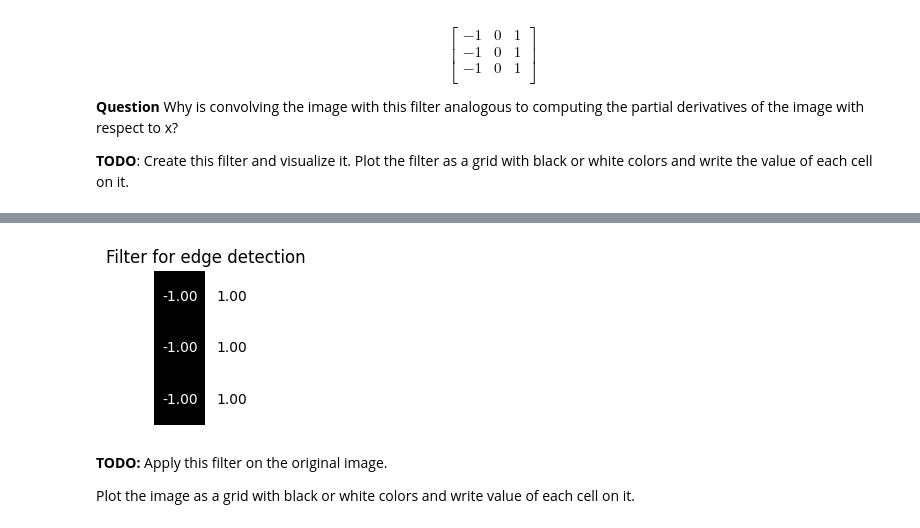
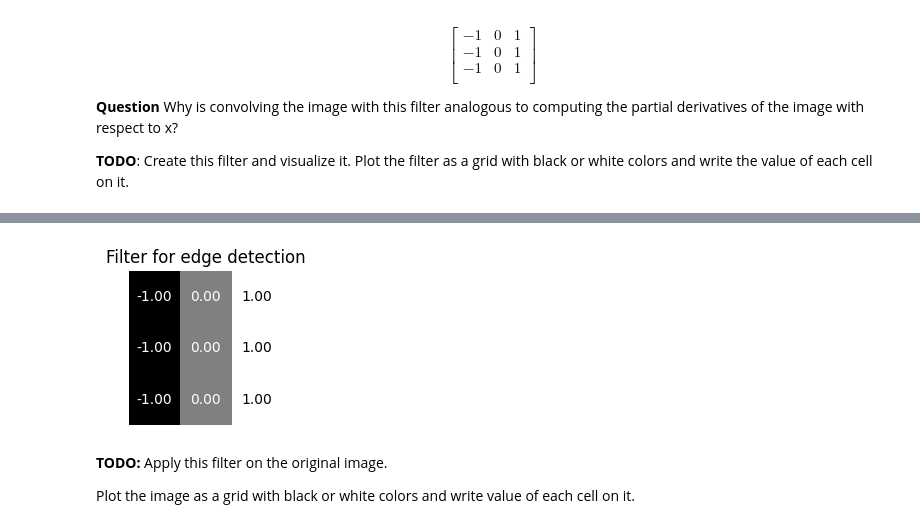
Before and after one commit to HARINI-RadheyKrishna/Machine_Learning, a Jupyter notebook: EE599_ML_Systems_HW2.ipynb, the cells around one changed output, grey strips where cells are left out. Drawn from its saved outputs; the diff is of its cells as text; code cells hidden in the pictures.

```diff
--- a/EE599_ML_Systems_HW2.ipynb
+++ b/EE599_ML_Systems_HW2.ipynb
@@ -182,21 +190,21 @@ Use of the concept of central differences. One possible filter for this purpose
 # %%
-edge_filter = np.array([[-1,1],[-1,1],[-1,1]])
+edge_filter = np.array([[-1,0,1],[-1,0,1],[-1,0,1]])
 
 #print(edge_filter)
 
 #Visualization of the edge_filter
 plt.figure(figsize = (2,2))
 plt.imshow(edge_filter, cmap='gray')
 for i in range(edge_filter.shape[0]):
     for j in range(edge_filter.shape[1]):
         pixel_value2 = edge_filter[i, j]
         text_color = 'white' if pixel_value2 < 0.5 else 'black'
         plt.text(j, i, f'{pixel_value2:.2f}', ha='center', va='center', color=text_color)
 plt.title("Filter for edge detection")
 plt.axis('off')
 plt.show()
 # %% [output]
-[figure, old version]
+[figure, new version]
 # %% [markdown]
 **TODO:** Apply this filter on the original image.
 
```
Also changed, not shown: parts of 10 cells of this notebook.
